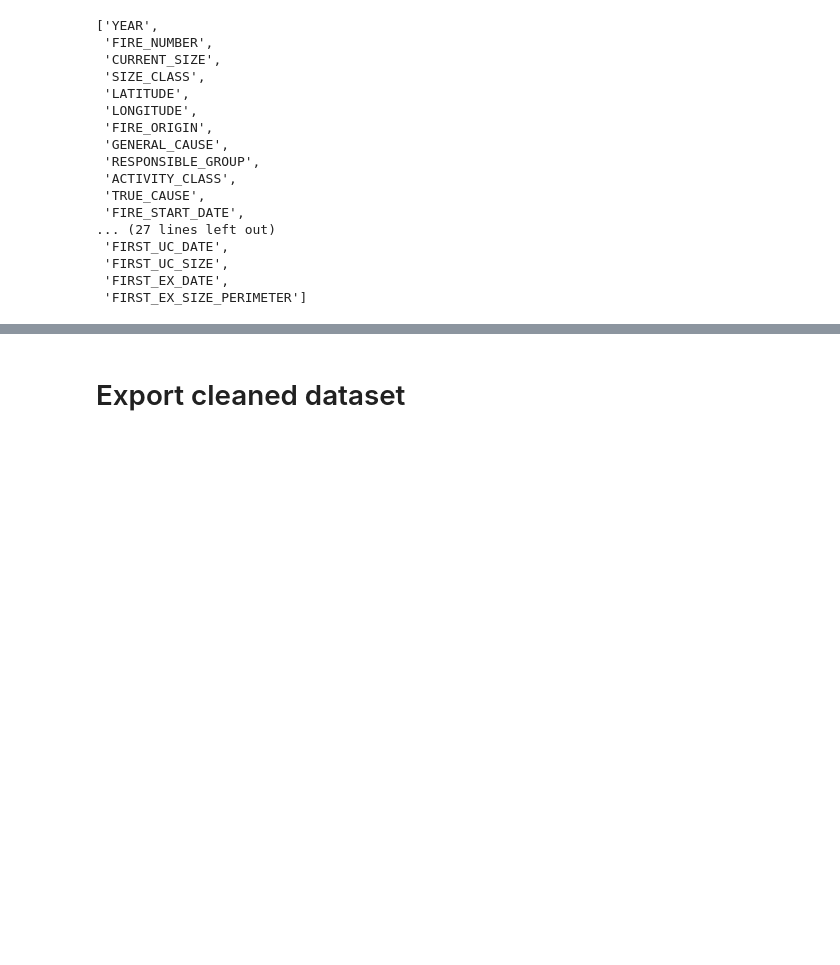
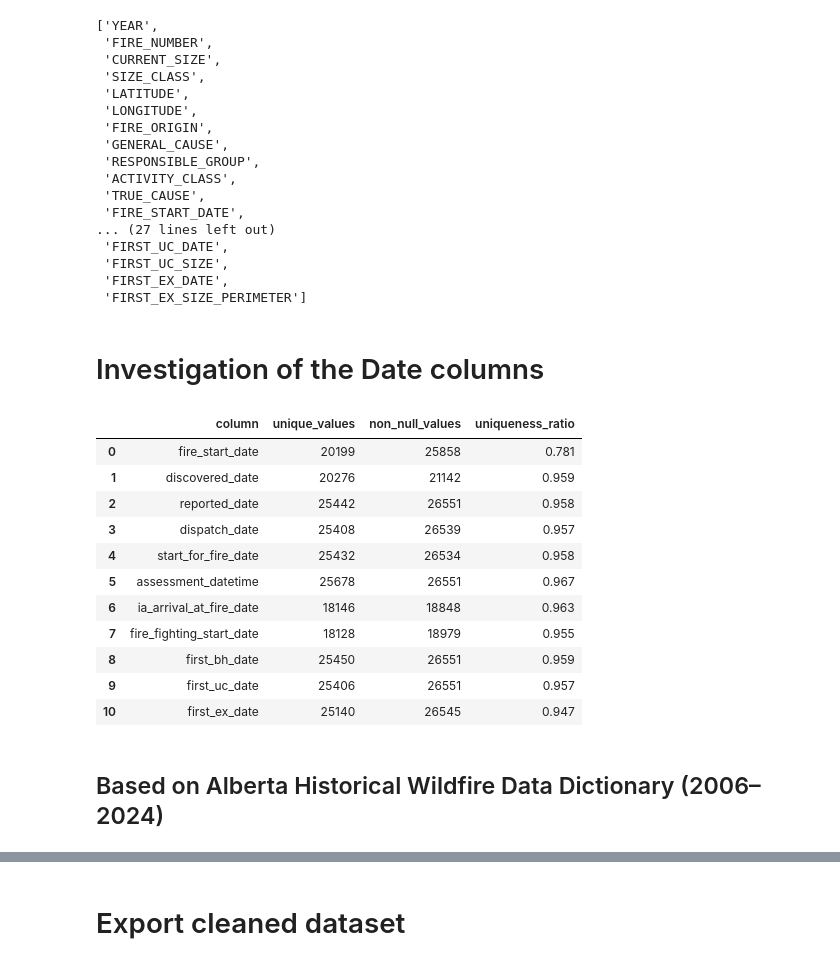
Before and after one commit to katieburak/diversedata.github.io, a Jupyter notebook: scripts/wildfire_clean.ipynb, the cells around one changed output, grey strips where cells are left out. Saved outputs shown, nothing was run; the diff lists cells and outputs as text; code cells hidden in the pictures; blank space fills up the shorter version.

Commit message:
Notebook for cleaning the wildfire dataset added

```diff
--- a/scripts/wildfire_clean.ipynb
+++ b/scripts/wildfire_clean.ipynb
@@ -177,3 +177,42 @@ wildfire.columns.tolist()
  'FIRST_EX_SIZE_PERIMETER']
 # %%
 wildfire.columns = wildfire.columns.str.lower()
+# %% [markdown]
+# Investigation of the Date columns
+# %%
+date_cols = [
+    'fire_start_date', 'discovered_date', 'reported_date', 'dispatch_date',
+    'start_for_fire_date', 'assessment_datetime', 'ia_arrival_at_fire_date',
+    'fire_fighting_start_date', 'first_bh_date', 'first_uc_date', 'first_ex_date'
+]
+
+results = []
+
+for col in date_cols:
+    n_unique = wildfire[col].nunique()
+    total = wildfire[col].notna().sum()
+    ratio = round(n_unique / total, 3) if total else None
+    results.append({
+        "column": col,
+        "unique_values": n_unique,
+        "non_null_values": total,
+        "uniqueness_ratio": ratio
+    })
+
+date_stats_df = pd.DataFrame(results)
+date_stats_df
+# %% [output]
+|  | column | unique_values | non_null_values | uniqueness_ratio |
+| 0 | fire_start_date | 20199 | 25858 | 0.781 |
+| 1 | discovered_date | 20276 | 21142 | 0.959 |
+| 2 | reported_date | 25442 | 26551 | 0.958 |
+| 3 | dispatch_date | 25408 | 26539 | 0.957 |
+| 4 | start_for_fire_date | 25432 | 26534 | 0.958 |
+| 5 | assessment_datetime | 25678 | 26551 | 0.967 |
+| 6 | ia_arrival_at_fire_date | 18146 | 18848 | 0.963 |
+| 7 | fire_fighting_start_date | 18128 | 18979 | 0.955 |
+| 8 | first_bh_date | 25450 | 26551 | 0.959 |
+| 9 | first_uc_date | 25406 | 26551 | 0.957 |
+| 10 | first_ex_date | 25140 | 26545 | 0.947 |
+# %% [markdown]
+## Based on  Alberta Historical Wildfire Data Dictionary (2006–2024)
```
Also changed, not shown: parts of 5 cells of this notebook.
